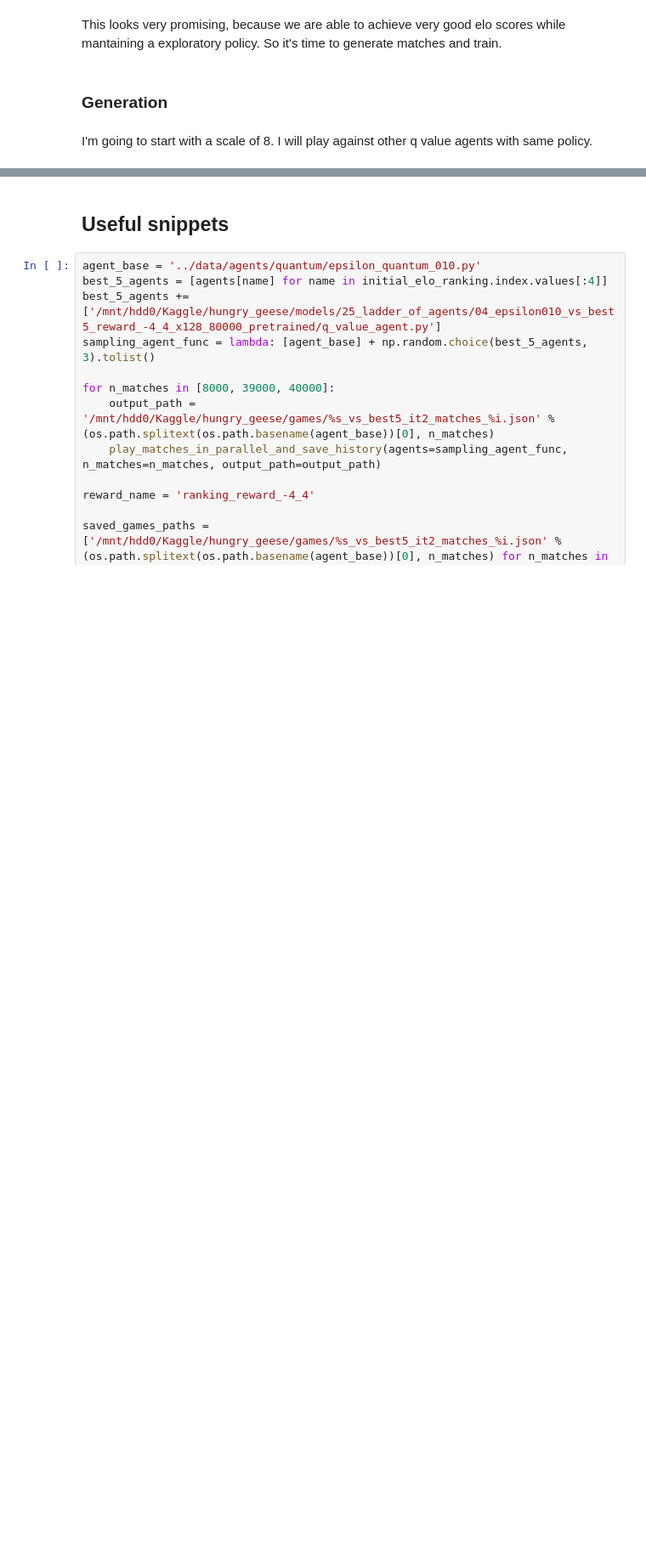
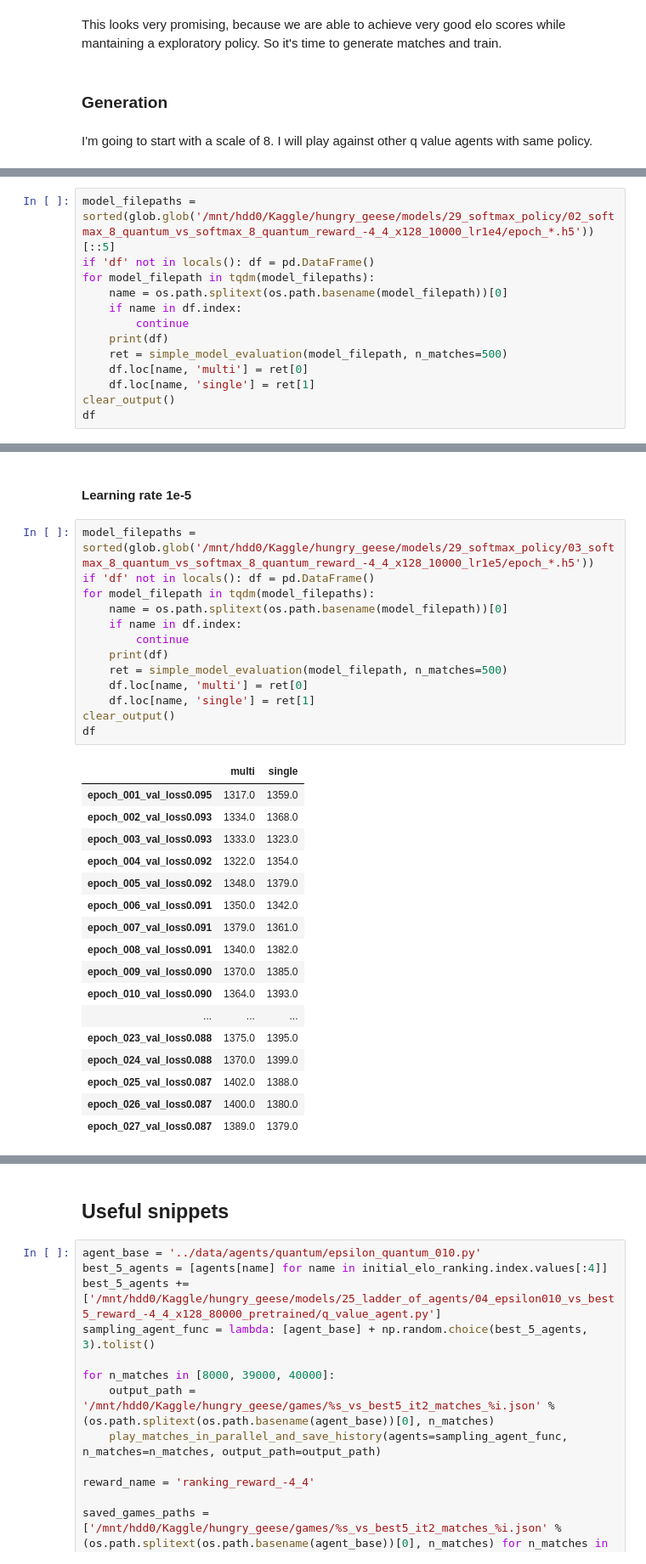
Before and after one commit to ironbar/hungry_geese, a Jupyter notebook: notebooks/006_ladder_of_agents.ipynb, the cells around one changed output, grey strips where cells are left out. Shown at 85% size. Saved outputs shown, nothing was run; the diff lists cells and outputs as text; blank space fills up the shorter version.

```diff
--- a/notebooks/006_ladder_of_agents.ipynb
+++ b/notebooks/006_ladder_of_agents.ipynb
@@ -2278,0 +2510,13 @@ for n_matches in [2000]:
+# %%
+model_filepaths = sorted(glob.glob('/mnt/hdd0/Kaggle/hungry_geese/models/29_softmax_policy/02_softmax_8_quantum_vs_softmax_8_quantum_reward_-4_4_x128_10000_lr1e4/epoch_*.h5'))[::5]
+if 'df' not in locals(): df = pd.DataFrame()
+for model_filepath in tqdm(model_filepaths):
+    name = os.path.splitext(os.path.basename(model_filepath))[0]
+    if name in df.index:
+        continue
+    print(df)
+    ret = simple_model_evaluation(model_filepath, n_matches=500)
+    df.loc[name, 'multi'] = ret[0]
+    df.loc[name, 'single'] = ret[1]
+clear_output()
+df
@@ -2278,0 +2537,33 @@ for n_matches in [2000]:
+# %% [markdown]
+#### Learning rate 1e-5
+# %%
+model_filepaths = sorted(glob.glob('/mnt/hdd0/Kaggle/hungry_geese/models/29_softmax_policy/03_softmax_8_quantum_vs_softmax_8_quantum_reward_-4_4_x128_10000_lr1e5/epoch_*.h5'))
+if 'df' not in locals(): df = pd.DataFrame()
+for model_filepath in tqdm(model_filepaths):
+    name = os.path.splitext(os.path.basename(model_filepath))[0]
+    if name in df.index:
+        continue
+    print(df)
+    ret = simple_model_evaluation(model_filepath, n_matches=500)
+    df.loc[name, 'multi'] = ret[0]
+    df.loc[name, 'single'] = ret[1]
+clear_output()
+df
+# %% [output]
+|  | multi | single |
+| epoch_001_val_loss0.095 | 1317.0 | 1359.0 |
+| epoch_002_val_loss0.093 | 1334.0 | 1368.0 |
+| epoch_003_val_loss0.093 | 1333.0 | 1323.0 |
+| epoch_004_val_loss0.092 | 1322.0 | 1354.0 |
+| epoch_005_val_loss0.092 | 1348.0 | 1379.0 |
+| epoch_006_val_loss0.091 | 1350.0 | 1342.0 |
+| epoch_007_val_loss0.091 | 1379.0 | 1361.0 |
+| epoch_008_val_loss0.091 | 1340.0 | 1382.0 |
+| epoch_009_val_loss0.090 | 1370.0 | 1385.0 |
+| epoch_010_val_loss0.090 | 1364.0 | 1393.0 |
+| ... | ... | ... |
+| epoch_023_val_loss0.088 | 1375.0 | 1395.0 |
+| epoch_024_val_loss0.088 | 1370.0 | 1399.0 |
+| epoch_025_val_loss0.087 | 1402.0 | 1388.0 |
+| epoch_026_val_loss0.087 | 1400.0 | 1380.0 |
+| epoch_027_val_loss0.087 | 1389.0 | 1379.0 |
```
Also changed, not shown: parts of 29 cells of this notebook, 2 other files.
